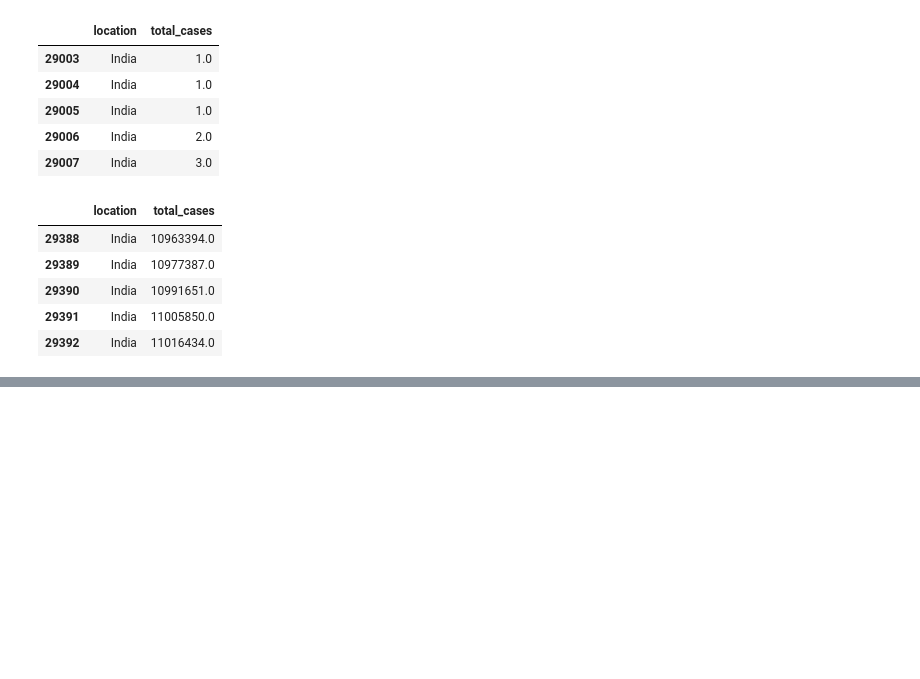
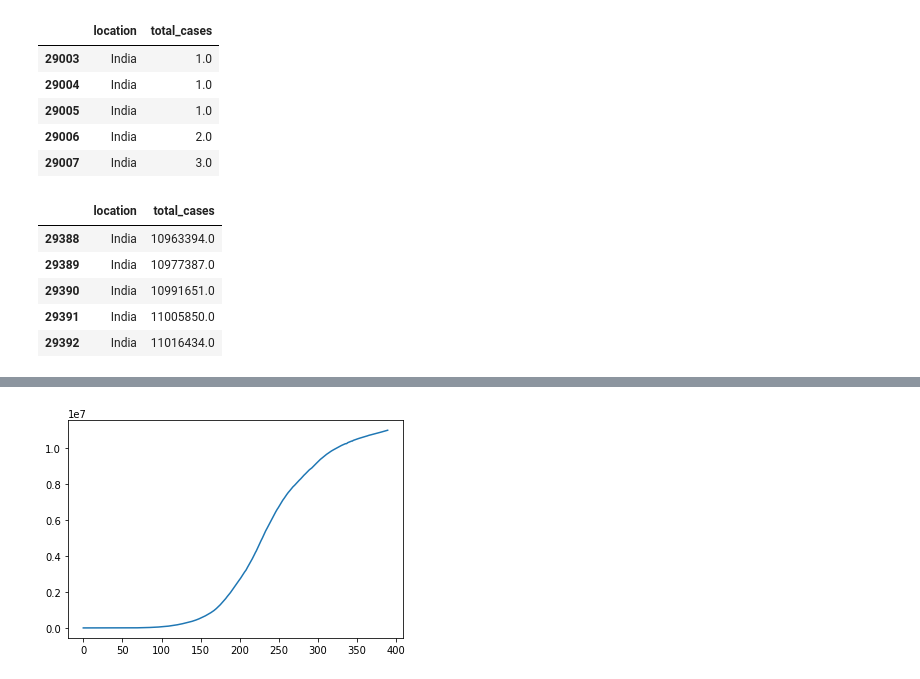
Before and after one commit to Indranil-Sarmah/Prediction-Model-for-Total-imminent-Coronavirus-cases-in-India, a Jupyter notebook: Using_polynomial_regression_for_predicting_the_Total_imminent_Coronavirus_cases_in_India.ipynb, the cells around one changed output, grey strips where cells are left out. Cells and saved outputs as stored; diff of their text form; code cells hidden in the pictures; blank space fills up the shorter version.

Commit message:
Plotted the graph of total_no_cases vs no_of_days

```diff
--- a/Using_polynomial_regression_for_predicting_the_Total_imminent_Coronavirus_cases_in_India.ipynb
+++ b/Using_polynomial_regression_for_predicting_the_Total_imminent_Coronavirus_cases_in_India.ipynb
@@ -85,3 +85,6 @@ df.tail()
 | 29390 | India | 10991651.0 |
 | 29391 | India | 11005850.0 |
 | 29392 | India | 11016434.0 |
+# %%
+df = df.reset_index()
+df["index"]=df.index
@@ -87,0 +109,5 @@ df.tail()
+# %%
+plt.plot(df["total_cases"])
+plt.show()
+# %% [output]
+[figure, added]
```
Also changed, not shown: parts of 3 cells of this notebook.
